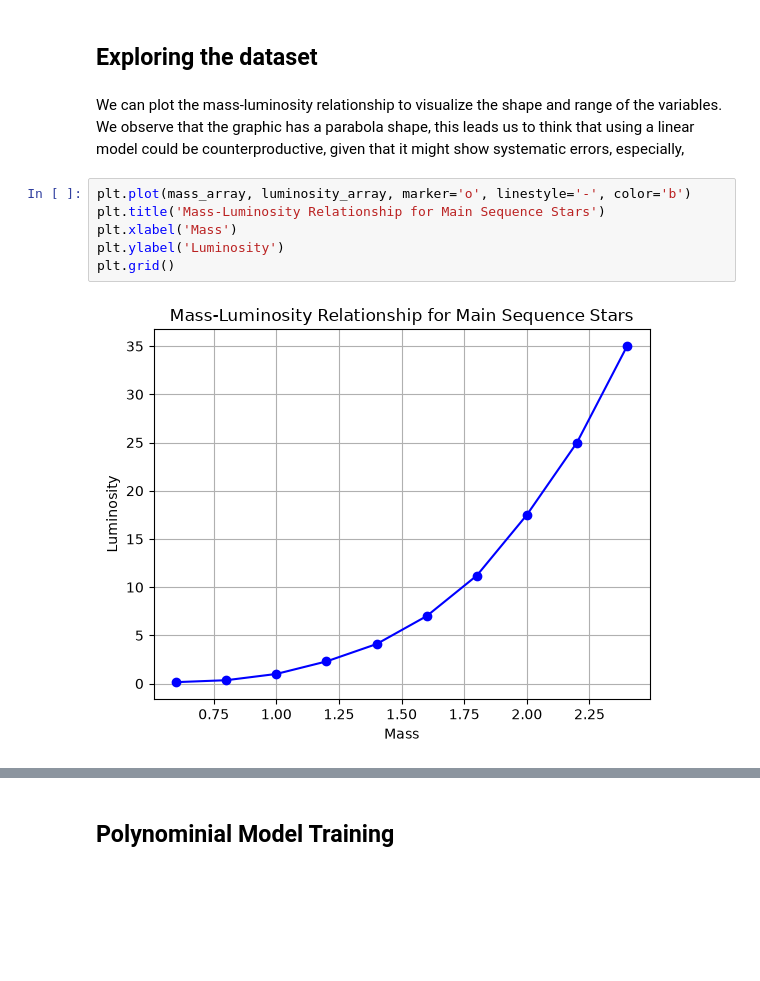
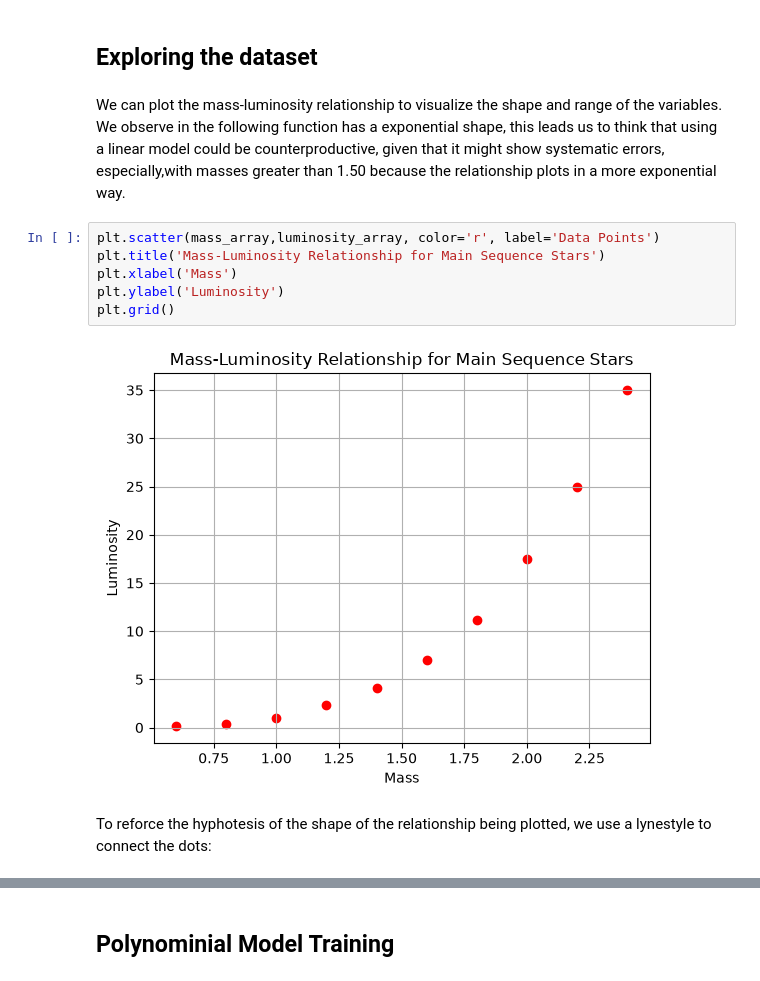
Before and after one commit to carolina-cepeda/stellar_luminosity_regression, a Jupyter notebook: stellar_luminosity_hands_on.ipynb, the cells around one changed output, grey strips where cells are left out. Cells and saved outputs as stored; diff of their text form; blank space fills up the shorter version.

Commit message:
linear model training

```diff
--- a/stellar_luminosity_hands_on.ipynb
+++ b/stellar_luminosity_hands_on.ipynb
@@ -34,12 +34,14 @@ luminosity_array = np.array([0.15, 0.35, 1.00, 2.30, 4.10, 7.00, 11.2, 17.5, 25.
 # %% [markdown]
 ## Exploring the dataset
 # %% [markdown]
-We can plot the mass-luminosity relationship to visualize the shape and range of the variables. We observe that the graphic has a parabola shape, this leads us to think that using a linear model could be counterproductive, given that it might show systematic errors, especially,
+We can plot the mass-luminosity relationship to visualize the shape and range of the variables. We observe in the following function has a exponential shape, this leads us to think that using a linear model could be counterproductive, given that it might show systematic errors, especially,with masses greater than 1.50 because the relationship plots in a more exponential way.
 # %%
-plt.plot(mass_array, luminosity_array, marker='o', linestyle='-', color='b')
+plt.scatter(mass_array,luminosity_array, color='r', label='Data Points')
 plt.title('Mass-Luminosity Relationship for Main Sequence Stars')
 plt.xlabel('Mass')
 plt.ylabel('Luminosity')
 plt.grid()
 # %% [output]
-[figure, old version]
+[figure, new version]
+# %% [markdown]
+To reforce the hyphotesis of the shape of the relationship being plotted, we use a lynestyle to connect the dots:
```
Also changed, not shown: parts of 5 cells of this notebook.
